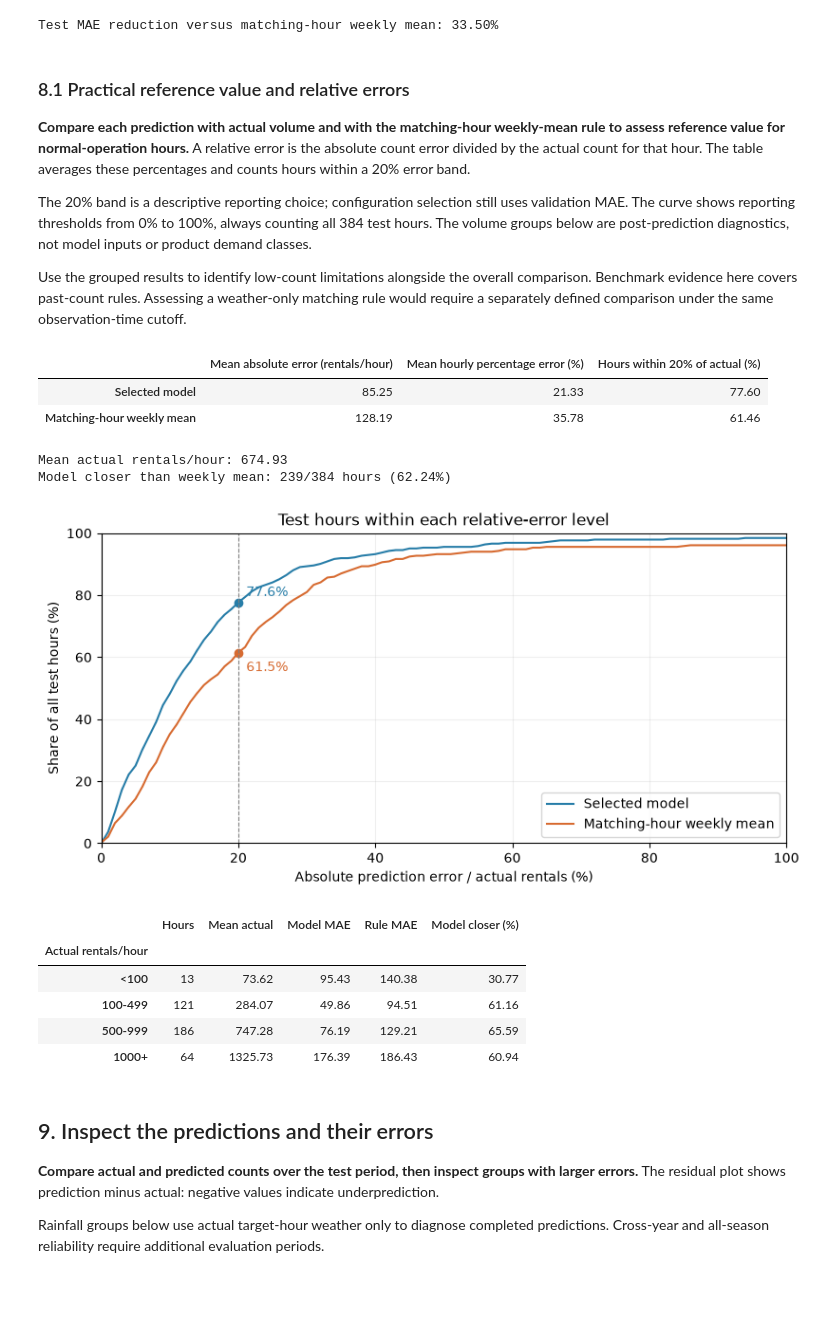
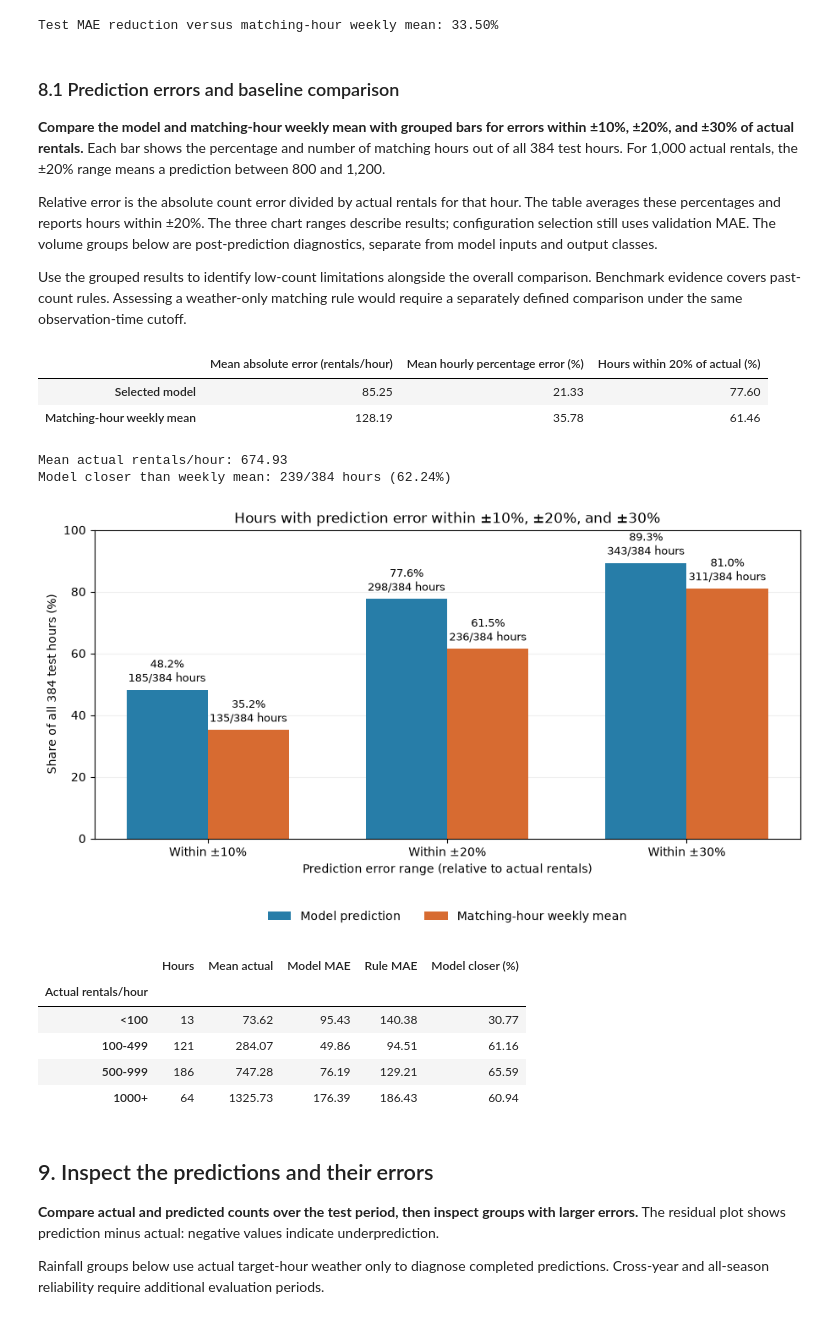
Before and after one commit to JiashengYan/mlzoomcamp_midterm_seoul-bike-demand-prediction, a Jupyter notebook: model_development.ipynb, the cells around one changed output. Drawn from its saved outputs; the diff is of its cells as text; code cells hidden in the pictures; blank space fills up the shorter version.

Commit message:
update the chart in readme

```diff
--- a/model_development.ipynb
+++ b/model_development.ipynb
@@ -539,13 +539,13 @@ print(f"Test MAE reduction versus matching-hour weekly mean: {gain:.2f}%")
 | Previous 1-4 weeks, matching hour | 128.19 | 178.09 | 45.02 |
 Test MAE reduction versus matching-hour weekly mean: 33.50%
 # %% [markdown]
-### 8.1 Practical reference value and relative errors
+### 8.1 Prediction errors and baseline comparison
 
-**Compare each prediction with actual volume and with the matching-hour weekly-mean rule to assess reference value for normal-operation hours.** A relative error is the absolute count error divided by the actual count for that hour. The table averages these percentages and counts hours within a 20% error band.
+**Compare the model and matching-hour weekly mean with grouped bars for errors within ±10%, ±20%, and ±30% of actual rentals.** Each bar shows the percentage and number of matching hours out of all 384 test hours. For 1,000 actual rentals, the ±20% range means a prediction between 800 and 1,200.
 
-The 20% band is a descriptive reporting choice; configuration selection still uses validation MAE. The curve shows reporting thresholds from 0% to 100%, always counting all 384 test hours. The volume groups below are post-prediction diagnostics, not model inputs or product demand classes.
+Relative error is the absolute count error divided by actual rentals for that hour. The table averages these percentages and reports hours within ±20%. The three chart ranges describe results; configuration selection still uses validation MAE. The volume groups below are post-prediction diagnostics, separate from model inputs and output classes.
 
-Use the grouped results to identify low-count limitations alongside the overall comparison. Benchmark evidence here covers past-count rules. Assessing a weather-only matching rule would require a separately defined comparison under the same observation-time cutoff.
+Use the grouped results to identify low-count limitations alongside the overall comparison. Benchmark evidence covers past-count rules. Assessing a weather-only matching rule would require a separately defined comparison under the same observation-time cutoff.
 # %%
 actual_counts = test_predictions["actual"]
 assert actual_counts.gt(0).all(), "Percentage errors require positive actual counts."
@@ -574,53 +574,64 @@ print(
     f"({100 * closer_hours / len(actual_counts):.2f}%)"
 )
 
-thresholds = np.arange(0, 101)
-fig, ax = plt.subplots(figsize=(8, 4), constrained_layout=True)
+thresholds = [10, 20, 30]
+positions = np.arange(len(thresholds))
+width = 0.34
+fig, ax = plt.subplots(figsize=(9, 5), constrained_layout=True)
 for relative, label, color, offset in [
-    (model_relative_errors, "Selected model", "#277da8", 5),
-    (rule_relative_errors, "Matching-hour weekly mean", "#d76b31", -14),
+    (model_relative_errors, "Model prediction", "#277da8", -width / 2),
+    (rule_relative_errors, "Matching-hour weekly mean", "#d76b31", width / 2),
 ]:
-    coverage = [relative.le(t / 100).mean() * 100 for t in thresholds]
-    ax.plot(thresholds, coverage, label=label, color=color)
-    at20 = relative.le(0.2).mean() * 100
-    ax.scatter([20], [at20], color=color)
-    ax.annotate(f"{at20:.1f}%", (20, at20), xytext=(6, offset),
-                textcoords="offset points", color=color)
-ax.axvline(20, color="gray", linestyle="--", linewidth=0.8)
+    counts = np.array([int(relative.le(t / 100).sum()) for t in thresholds])
+    percentages = counts / len(actual_counts) * 100
+    bars = ax.bar(positions + offset, percentages, width,
+                  label=label, color=color)
+    for bar, count, percentage in zip(bars, counts, percentages):
+        ax.annotate(
+            f"{percentage:.1f}%\n{count}/{len(actual_counts)} hours",
+            (bar.get_x() + bar.get_width() / 2, bar.get_height()),
+            xytext=(0, 4), textcoords="offset points",
+            ha="center", va="bottom", fontsize=9,
+        )
 ax.set(
-    title="Test hours within each relative-error level",
-    xlabel="Absolute prediction error / actual rentals (%)",
-    ylabel="Share of all test hours (%)", xlim=(0, 100), ylim=(0, 100),
+    title="Hours with prediction error within ±10%, ±20%, and ±30%",
+    xlabel="Prediction error range (relative to actual rentals)",
+    ylabel=f"Share of all {len(actual_counts)} test hours (%)",
+    xticks=positions,
+    xticklabels=[f"Within ±{t}%" for t in thresholds],
+    ylim=(0, 100),
 )
-ax.grid(alpha=0.2)
-ax.legend(loc="lower right")
+ax.set_axisbelow(True)
+ax.grid(axis="y", alpha=0.2)
+ax.legend(loc="upper center", bbox_to_anchor=(0.5, -0.2),
+          ncol=2, frameon=False)
 fig.savefig(figures / "performance.png", dpi=150)
 plt.show()
 
 volume_bins = pd.cut(
     actual_counts, [0, 100, 500, 1000, np.inf], right=False,
     labels=["<100", "100-499", "500-999", "1000+"],
 )
 group_rows = []
 for band, part in test_predictions.groupby(volume_bins, observed=True):
     model_part = (part["prediction"] - part["actual"]).abs()
     rule_part = (part["weekly_mean"] - part["actual"]).abs()
     group_rows.append({
         "Actual rentals/hour": str(band),
         "Hours": len(part),
         "Mean actual": part["actual"].mean(),
         "Model MAE": model_part.mean(),
         "Rule MAE": rule_part.mean(),
         "Model closer (%)": model_part.lt(rule_part).mean() * 100,
     })
 display(pd.DataFrame(group_rows).set_index("Actual rentals/hour").round(2))
 # %% [output]
 |  | Mean absolute error (rentals/hour) | Mean hourly percentage error (%) | Hours within 20% of actual (%) |
 | Selected model | 85.25 | 21.33 | 77.60 |
 | Matching-hour weekly mean | 128.19 | 35.78 | 61.46 |
 Mean actual rentals/hour: 674.93
 Model closer than weekly mean: 239/384 hours (62.24%)
-[figure, old version]
+[figure, new version]
 |  | Hours | Mean actual | Model MAE | Rule MAE | Model closer (%) |
 | Actual rentals/hour |  |  |  |  |  |
 | <100 | 13 | 73.62 | 95.43 | 140.38 | 30.77 |
```
Also changed, not shown: 3 other files.
